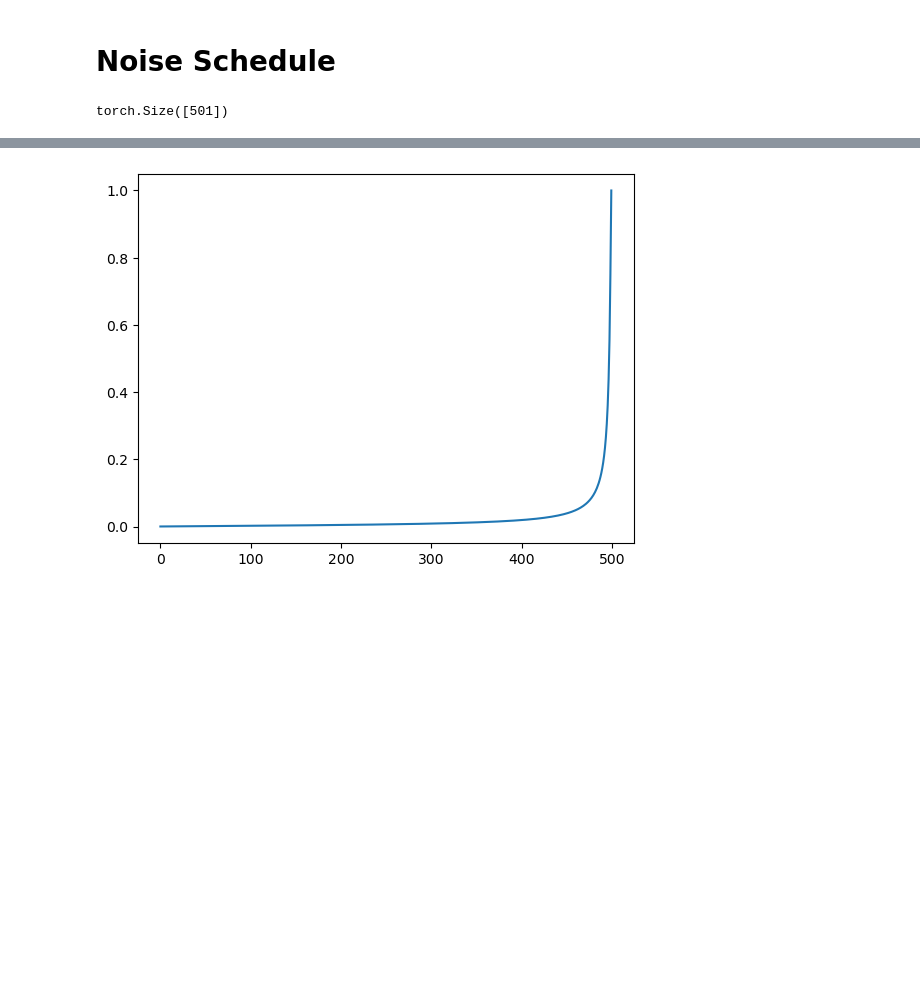
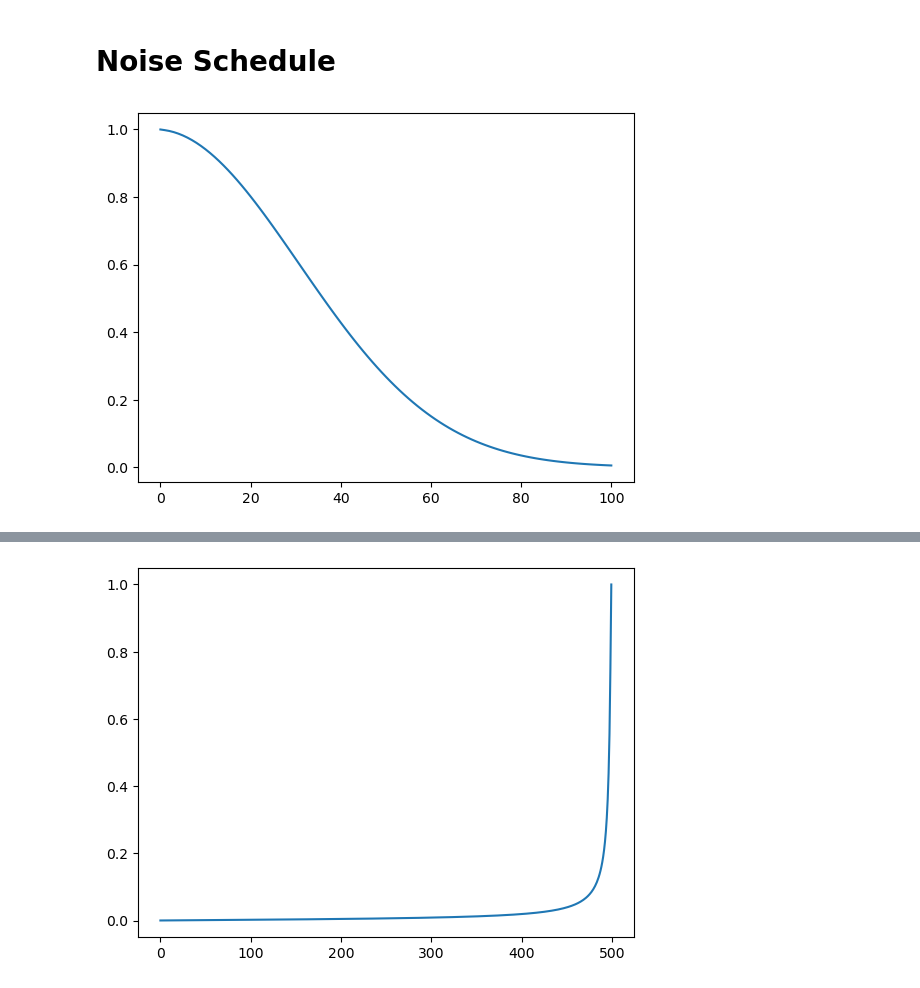
Before and after one commit to SebastianMerino/DiffusionBeamformer, a Jupyter notebook: schedule_test.ipynb, the cells around one changed output, grey strips where cells are left out. Drawn from its saved outputs; the diff is of its cells as text; code cells hidden in the pictures; blank space fills up the shorter version.

```diff
--- a/schedule_test.ipynb
+++ b/schedule_test.ipynb
@@ -7,15 +7,15 @@ from diffusion_utils import *
 # %%
 device = torch.device("cuda:0" if torch.cuda.is_available() else torch.device('cpu'))
 
-time_steps = 500
-beta1 = 1e-4
-beta2 = 0.02
+time_steps = 100
+beta1 = 1e-4*5
+beta2 = 0.02*5
 ab_t = linear_time_schedule(time_steps, beta1=beta1, beta2=beta2, device=device)
-ab_t.shape
-#plt.plot(ab_t.to('cpu'))
-#plt.show()
+#ab_t.shape
+plt.plot(ab_t.to('cpu'))
+plt.show()
 # %% [output]
-torch.Size([501])
+[figure, added]
 # %%
 import math
 time_steps = 500
```
Also changed, not shown: parts of 2 cells of this notebook, 2 other files.
